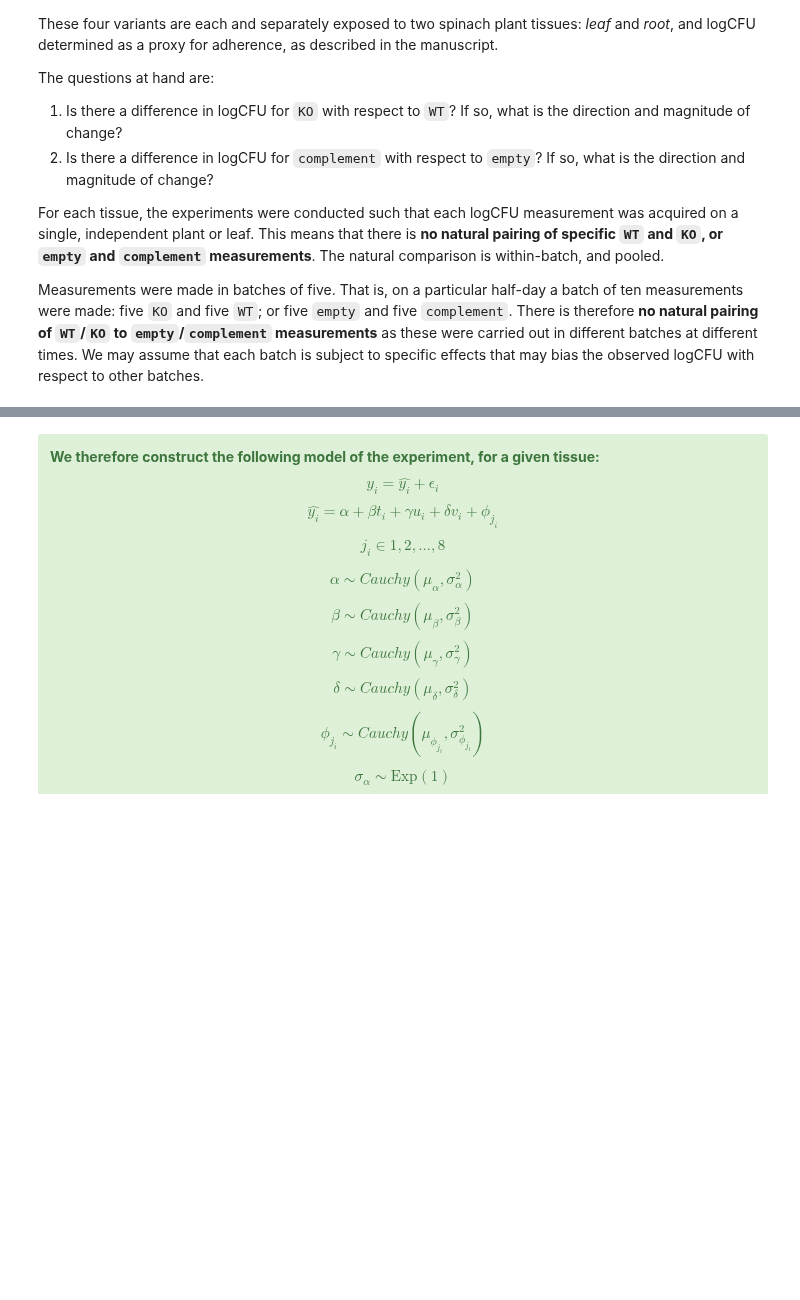
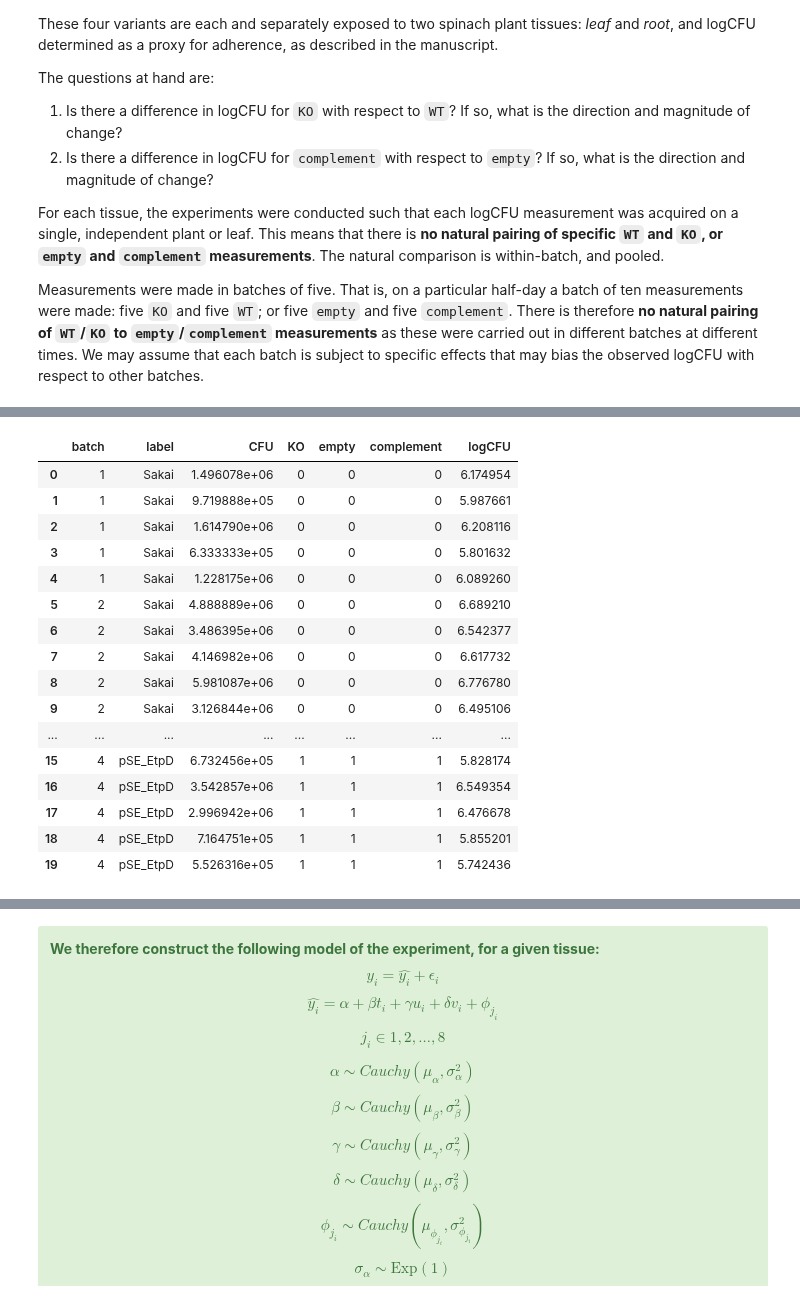
Before and after one commit to widdowquinn/SI_Holmes_etal_2017, a Jupyter notebook: notebooks/04-etpD.ipynb, the cells around one changed output, grey strips where cells are left out. Drawn from its saved outputs; the diff is of its cells as text; code cells hidden in the pictures; blank space fills up the shorter version.

```diff
--- a/notebooks/04-etpD.ipynb
+++ b/notebooks/04-etpD.ipynb
@@ -59,0 +157,22 @@ Raw data was previously converted to plain text comma-separated variable format
+# %%
+# Show leaf data
+leafdata.head()
+leafdata
+# %% [output]
+|  | batch | label | CFU | KO | empty | complement | logCFU |
+| 0 | 1 | Sakai | 1.496078e+06 | 0 | 0 | 0 | 6.174954 |
+| 1 | 1 | Sakai | 9.719888e+05 | 0 | 0 | 0 | 5.987661 |
+| 2 | 1 | Sakai | 1.614790e+06 | 0 | 0 | 0 | 6.208116 |
+| 3 | 1 | Sakai | 6.333333e+05 | 0 | 0 | 0 | 5.801632 |
+| 4 | 1 | Sakai | 1.228175e+06 | 0 | 0 | 0 | 6.089260 |
+| 5 | 2 | Sakai | 4.888889e+06 | 0 | 0 | 0 | 6.689210 |
+| 6 | 2 | Sakai | 3.486395e+06 | 0 | 0 | 0 | 6.542377 |
+| 7 | 2 | Sakai | 4.146982e+06 | 0 | 0 | 0 | 6.617732 |
+| 8 | 2 | Sakai | 5.981087e+06 | 0 | 0 | 0 | 6.776780 |
+| 9 | 2 | Sakai | 3.126844e+06 | 0 | 0 | 0 | 6.495106 |
+| ... | ... | ... | ... | ... | ... | ... | ... |
+| 15 | 4 | pSE_EtpD | 6.732456e+05 | 1 | 1 | 1 | 5.828174 |
+| 16 | 4 | pSE_EtpD | 3.542857e+06 | 1 | 1 | 1 | 6.549354 |
+| 17 | 4 | pSE_EtpD | 2.996942e+06 | 1 | 1 | 1 | 6.476678 |
+| 18 | 4 | pSE_EtpD | 7.164751e+05 | 1 | 1 | 1 | 5.855201 |
+| 19 | 4 | pSE_EtpD | 5.526316e+05 | 1 | 1 | 1 | 5.742436 |
```
Also changed, not shown: parts of 15 cells of this notebook.
